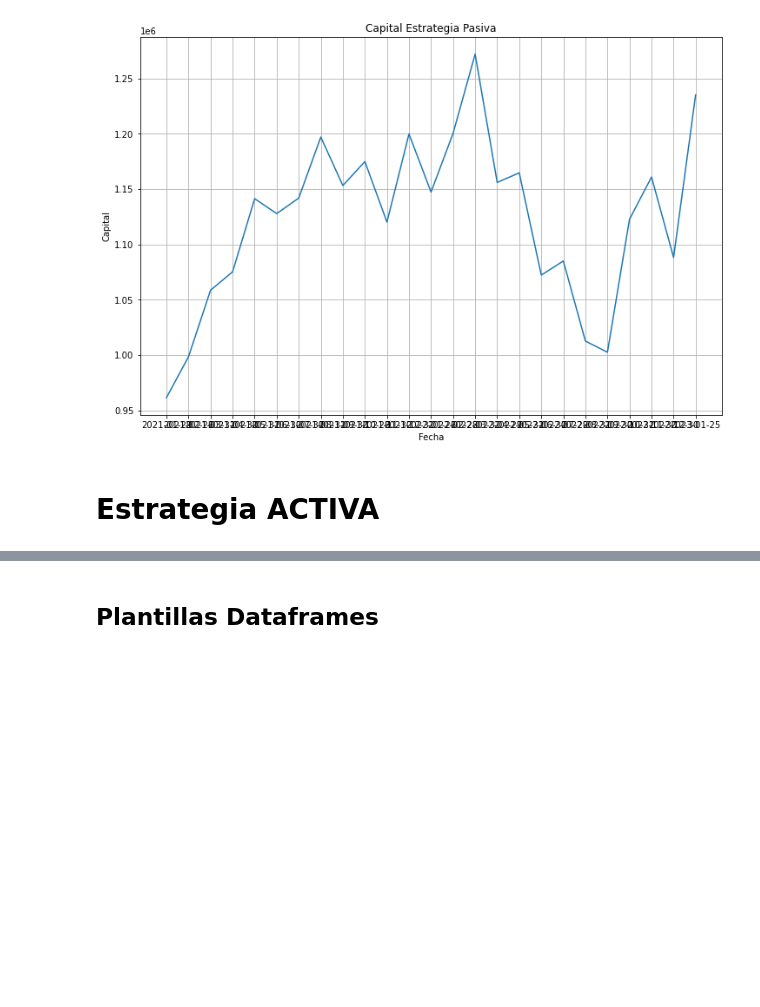
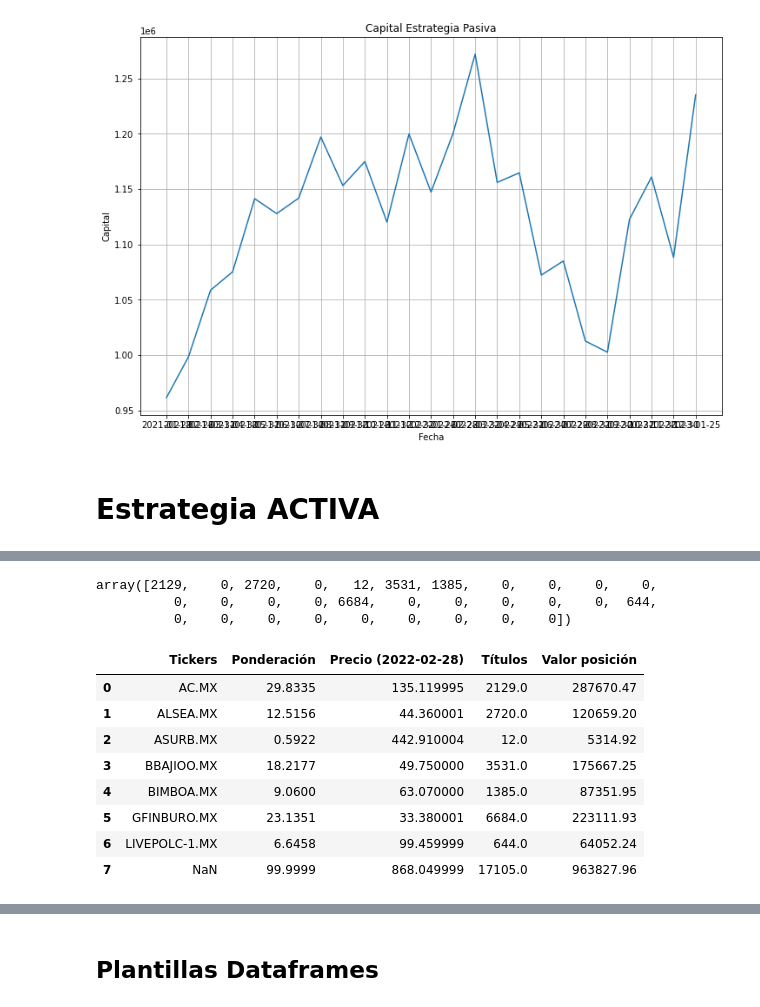
Before and after one commit to pabloriverasnz/Laboratorio_1-Inversion_de_Capital, a Jupyter notebook: notebook.ipynb, the cells around one changed output, grey strips where cells are left out. Saved outputs shown, nothing was run; the diff lists cells and outputs as text; code cells hidden in the pictures; blank space fills up the shorter version.

Commit message:
avances active

```diff
--- a/notebook.ipynb
+++ b/notebook.ipynb
@@ -300,0 +264,2 @@ NameError: name 'prices' is not defined
+# %%
+pcs2 = functions.get_ticker_prices(c_tickers, dates_fd[13:], 0)
@@ -300,0 +279,49 @@ NameError: name 'prices' is not defined
+# %%
+titulos_ac = functions.get_titulos(pcs, '2022-02-28', comision, 965600.0, pond_mk.iloc[:,0])
+titulos_ac
+# %% [output]
+array([2129,    0, 2720,    0,   12, 3531, 1385,    0,    0,    0,    0,
+          0,    0,    0,    0, 6684,    0,    0,    0,    0,    0,  644,
+          0,    0,    0,    0,    0,    0,    0,    0,    0])
+# %%
+res_df_a = pd.DataFrame(columns=['Amount'], index = [dates_fd[13:]])
+# %%
+def initial_active_port(port_info, prices, titulos, date, capital, res_df, cash):
+
+    info = port_info[port_info['W'] != 0]
+    ticks = info.index
+    weights = info.iloc[:,0].values
+    pcs = prices.loc[date]['Close'].loc[ticks].values
+    titulos = [i for i in titulos if i != 0]
+
+    df = pd.DataFrame(data = {'Tickers': ticks,
+                             'Ponderación': weights,
+                             f"Precio ({date})": pcs,
+                             'Títulos': titulos
+                             })
+
+    cap = capital
+
+    money = [(w / 100) * cap for w in weights]
+
+    df['Valor posición'] = round(df[f"Precio ({date})"] * df['Títulos'], 2)
+
+    res = [sum(money - df['Valor posición'])]
+    res_df.loc[date] = cash + res
+
+    df = df.append(df.sum(numeric_only=True), ignore_index=True)
+
+    return df
+# %%
+initial_ap = initial_active_port(pond_mk, pcs2, titulos_ac, dates_fd[13], caps['Invested'][0], res_df_a, caps['Total Not Invested'][0])
+initial_ap
+# %% [output]
+|  | Tickers | Ponderación | Precio (2022-02-28) | Títulos | Valor posición |
+| 0 | AC.MX | 29.8335 | 135.119995 | 2129.0 | 287670.47 |
+| 1 | ALSEA.MX | 12.5156 | 44.360001 | 2720.0 | 120659.20 |
+| 2 | ASURB.MX | 0.5922 | 442.910004 | 12.0 | 5314.92 |
+| 3 | BBAJIOO.MX | 18.2177 | 49.750000 | 3531.0 | 175667.25 |
+| 4 | BIMBOA.MX | 9.0600 | 63.070000 | 1385.0 | 87351.95 |
+| 5 | GFINBURO.MX | 23.1351 | 33.380001 | 6684.0 | 223111.93 |
+| 6 | LIVEPOLC-1.MX | 6.6458 | 99.459999 | 644.0 | 64052.24 |
+| 7 | NaN | 99.9999 | 868.049999 | 17105.0 | 963827.96 |
```
Also changed, not shown: parts of 34 cells of this notebook, 1 other file.
